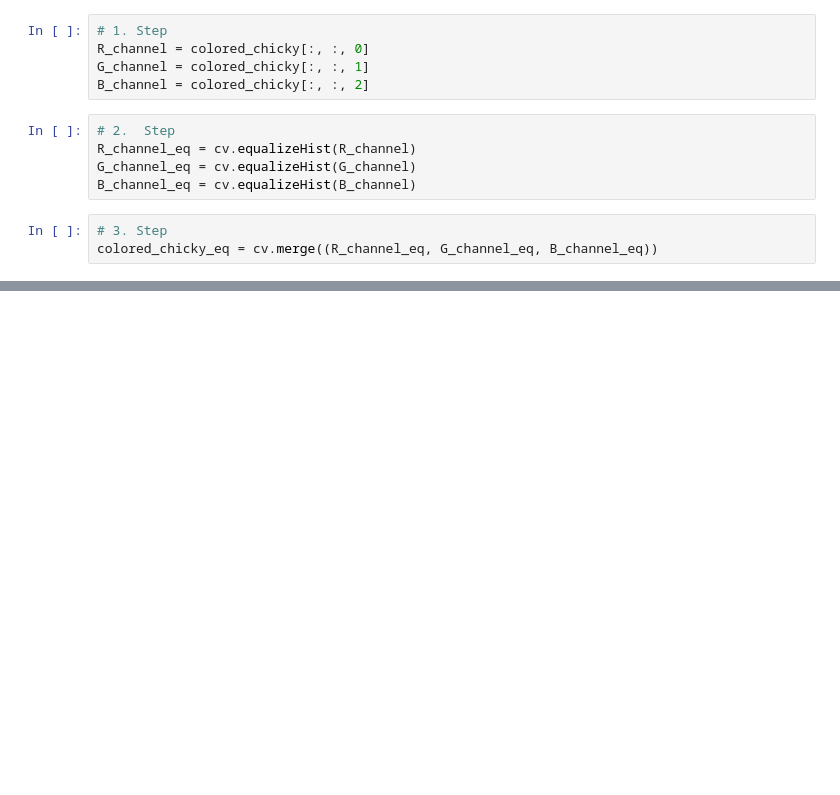
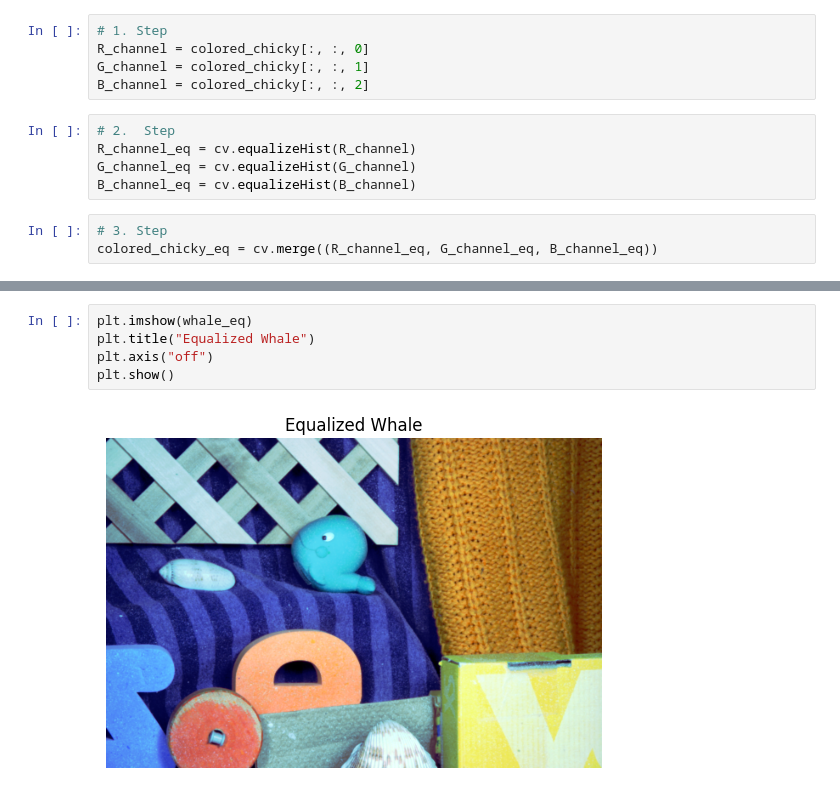
Before and after one commit to MistakenUncle7/Procesamiento-de-Imagenes, a Jupyter notebook: Histograms/eq_histograms.ipynb, the cells around one changed output, grey strips where cells are left out. Saved outputs shown, nothing was run; the diff lists cells and outputs as text; blank space fills up the shorter version.

```diff
--- a/Histograms/eq_histograms.ipynb
+++ b/Histograms/eq_histograms.ipynb
@@ -108,0 +130,7 @@ plt.show()
+# %%
+plt.imshow(whale_eq)
+plt.title("Equalized Whale")
+plt.axis("off")
+plt.show()
+# %% [output]
+[figure, added]
```
Also changed, not shown: parts of 10 cells of this notebook, 2 other files.
